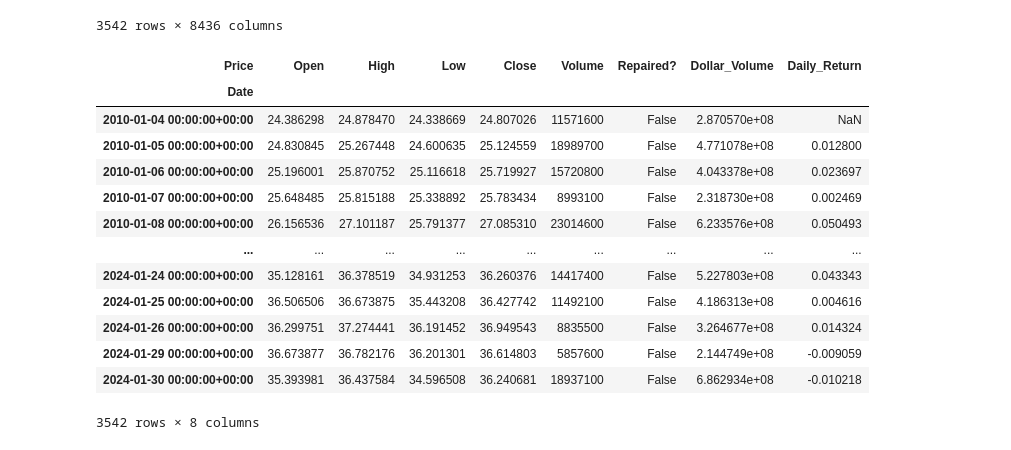
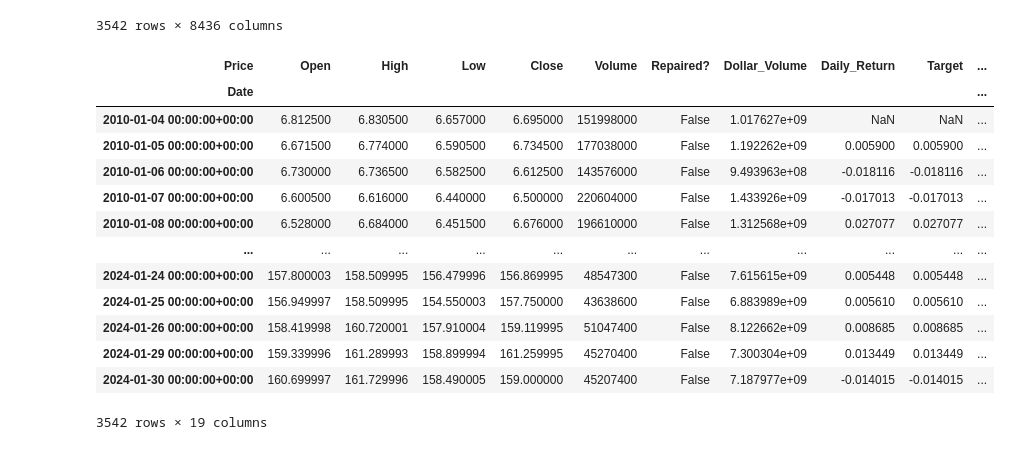
Before and after one commit to PsuperX/stocks-prediction-labia, a Jupyter notebook: notebooks/00-testing.ipynb, the cells around one changed output. Cells and saved outputs as stored; diff of their text form; code cells hidden in the pictures.

```diff
--- a/notebooks/00-testing.ipynb
+++ b/notebooks/00-testing.ipynb
@@ -196,19 +158,19 @@ data
 | 2024-01-30 00:00:00+00:00 | 35.393981 | 36.437584 | 34.596508 | 36.240681 | 18937100 | False | 53.311068 | 53.856448 | 53.077331 | 53.846710 | ... | ... |
 3542 rows × 8436 columns
 # %%
-data.xs("HAL", level=0, axis=1)
+data.xs("AMZN", level=0, axis=1)
 # %% [output]
-| Price | Open | High | Low | Close | Volume | Repaired? | Dollar_Volume | Daily_Return |
-| Date |  |  |  |  |  |  |  |  |
-| 2010-01-04 00:00:00+00:00 | 24.386298 | 24.878470 | 24.338669 | 24.807026 | 11571600 | False | 2.870570e+08 | NaN |
-| 2010-01-05 00:00:00+00:00 | 24.830845 | 25.267448 | 24.600635 | 25.124559 | 18989700 | False | 4.771078e+08 | 0.012800 |
-| 2010-01-06 00:00:00+00:00 | 25.196001 | 25.870752 | 25.116618 | 25.719927 | 15720800 | False | 4.043378e+08 | 0.023697 |
-| 2010-01-07 00:00:00+00:00 | 25.648485 | 25.815188 | 25.338892 | 25.783434 | 8993100 | False | 2.318730e+08 | 0.002469 |
-| 2010-01-08 00:00:00+00:00 | 26.156536 | 27.101187 | 25.791377 | 27.085310 | 23014600 | False | 6.233576e+08 | 0.050493 |
-| ... | ... | ... | ... | ... | ... | ... | ... | ... |
-| 2024-01-24 00:00:00+00:00 | 35.128161 | 36.378519 | 34.931253 | 36.260376 | 14417400 | False | 5.227803e+08 | 0.043343 |
-| 2024-01-25 00:00:00+00:00 | 36.506506 | 36.673875 | 35.443208 | 36.427742 | 11492100 | False | 4.186313e+08 | 0.004616 |
-| 2024-01-26 00:00:00+00:00 | 36.299751 | 37.274441 | 36.191452 | 36.949543 | 8835500 | False | 3.264677e+08 | 0.014324 |
-| 2024-01-29 00:00:00+00:00 | 36.673877 | 36.782176 | 36.201301 | 36.614803 | 5857600 | False | 2.144749e+08 | -0.009059 |
-| 2024-01-30 00:00:00+00:00 | 35.393981 | 36.437584 | 34.596508 | 36.240681 | 18937100 | False | 6.862934e+08 | -0.010218 |
+| Price | Open | High | Low | Close | Volume | Repaired? | Dollar_Volume | Daily_Return | Target | ... |
+| Date |  |  |  |  |  |  |  |  |  | ... |
+| 2010-01-04 00:00:00+00:00 | 6.812500 | 6.830500 | 6.657000 | 6.695000 | 151998000 | False | 1.017627e+09 | NaN | NaN | ... |
+| 2010-01-05 00:00:00+00:00 | 6.671500 | 6.774000 | 6.590500 | 6.734500 | 177038000 | False | 1.192262e+09 | 0.005900 | 0.005900 | ... |
+| 2010-01-06 00:00:00+00:00 | 6.730000 | 6.736500 | 6.582500 | 6.612500 | 143576000 | False | 9.493963e+08 | -0.018116 | -0.018116 | ... |
+| 2010-01-07 00:00:00+00:00 | 6.600500 | 6.616000 | 6.440000 | 6.500000 | 220604000 | False | 1.433926e+09 | -0.017013 | -0.017013 | ... |
+| 2010-01-08 00:00:00+00:00 | 6.528000 | 6.684000 | 6.451500 | 6.676000 | 196610000 | False | 1.312568e+09 | 0.027077 | 0.027077 | ... |
+| ... | ... | ... | ... | ... | ... | ... | ... | ... | ... | ... |
+| 2024-01-24 00:00:00+00:00 | 157.800003 | 158.509995 | 156.479996 | 156.869995 | 48547300 | False | 7.615615e+09 | 0.005448 | 0.005448 | ... |
+| 2024-01-25 00:00:00+00:00 | 156.949997 | 158.509995 | 154.550003 | 157.750000 | 43638600 | False | 6.883989e+09 | 0.005610 | 0.005610 | ... |
+| 2024-01-26 00:00:00+00:00 | 158.419998 | 160.720001 | 157.910004 | 159.119995 | 51047400 | False | 8.122662e+09 | 0.008685 | 0.008685 | ... |
+| 2024-01-29 00:00:00+00:00 | 159.339996 | 161.289993 | 158.899994 | 161.259995 | 45270400 | False | 7.300304e+09 | 0.013449 | 0.013449 | ... |
+| 2024-01-30 00:00:00+00:00 | 160.699997 | 161.729996 | 158.490005 | 159.000000 | 45207400 | False | 7.187977e+09 | -0.014015 | -0.014015 | ... |
-3542 rows × 8 columns
+3542 rows × 19 columns
```
Also changed, not shown: parts of 13 cells of this notebook, 6 other files.
